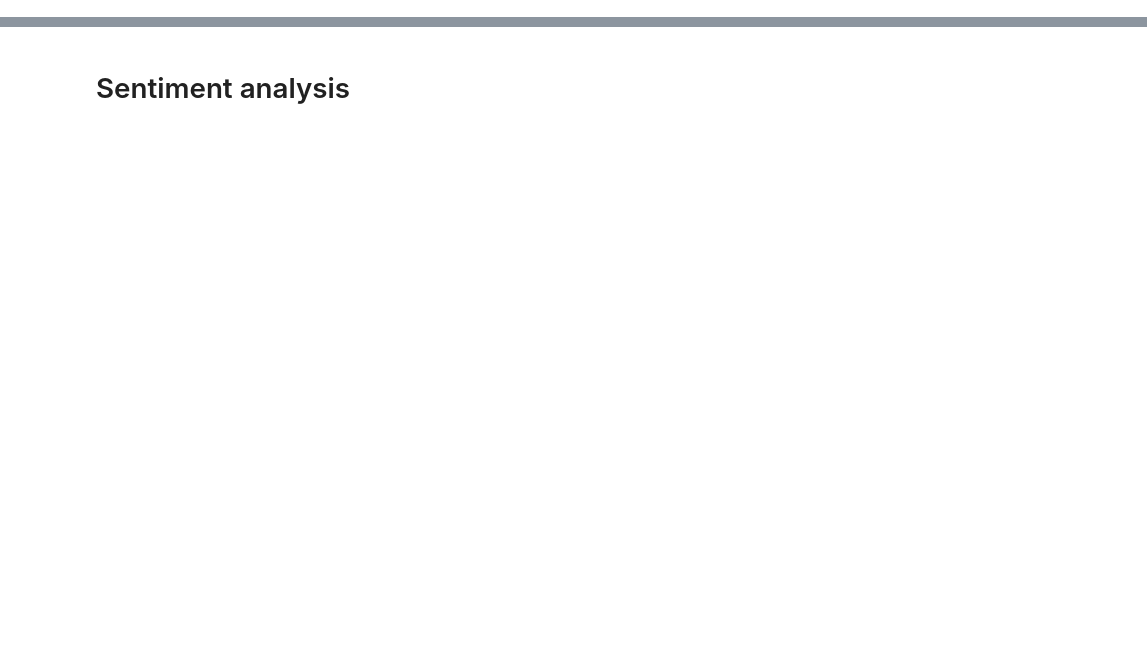
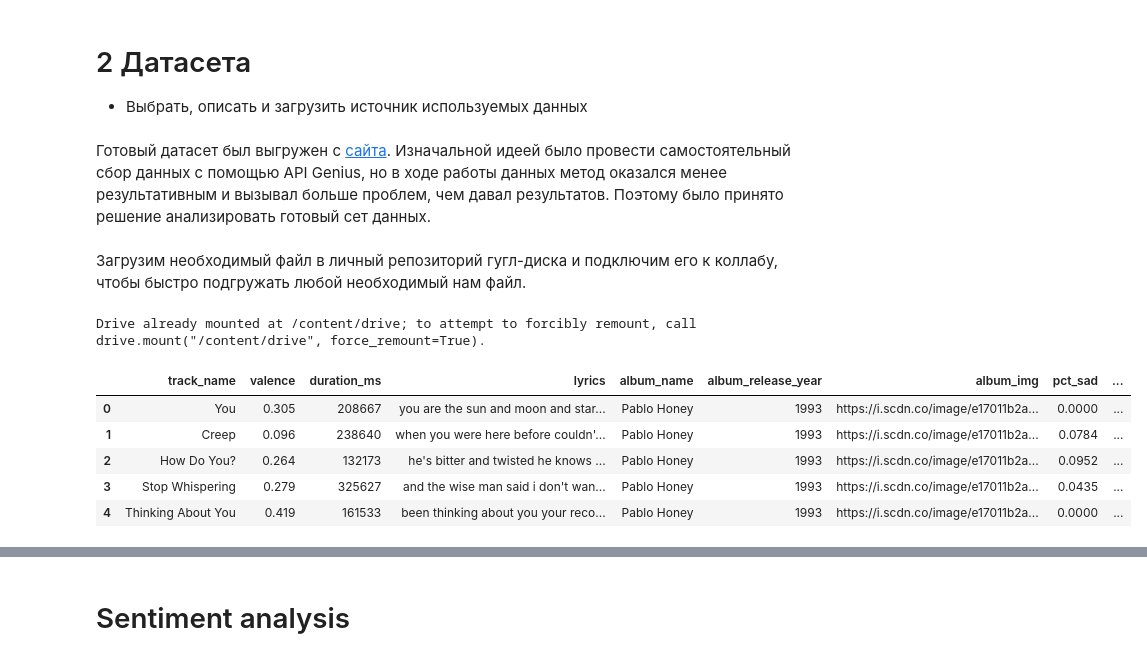
Before and after one commit to artigenius/homework, a Jupyter notebook: project_lyrics_analysis.ipynb, the cells around one changed output, grey strips where cells are left out. Drawn from its saved outputs; the diff is of its cells as text; code cells hidden in the pictures; blank space fills up the shorter version.

```diff
--- a/project_lyrics_analysis.ipynb
+++ b/project_lyrics_analysis.ipynb
@@ -76,0 +16,15 @@ HTML(mother_mother_df[['album_cover', 'page_views', 'song_title']].to_html(escap
+# %% [markdown]
+# 2 Датасета
+
+- Выбрать, описать и загрузить источник используемых данных
+# %% [markdown]
+Готовый датасет был выгружен с [сайта](https://data.world/rcharlie/gloom-index-of-radiohead-songs).
+Изначальной идеей было провести самостоятельный сбор данных с помощью API Genius, но в ходе работы данных метод оказался менее результативным и вызывал больше проблем, чем давал результатов. Поэтому было принято решение анализировать готовый сет данных.
+# %% [markdown]
+Загрузим необходимый файл в личный репозиторий гугл-диска и подключим его к коллабу, чтобы быстро подгружать любой необходимый нам файл.
+# %%
+# загружаем датасет
+from google.colab import drive
+drive.mount('/content/drive')
+# %% [output]
+Drive already mounted at /content/drive; to attempt to forcibly remount, call drive.mount("/content/drive", force_remount=True).
@@ -76,0 +39,10 @@ HTML(mother_mother_df[['album_cover', 'page_views', 'song_title']].to_html(escap
+# %%
+df = pd.read_csv('/content/drive/MyDrive/radiohead.csv', encoding='cp1252')
+df.head()
+# %% [output]
+|  | track_name | valence | duration_ms | lyrics | album_name | album_release_year | album_img | pct_sad | ... |
+| 0 | You | 0.305 | 208667 | you are the sun and moon and star... | Pablo Honey | 1993 | https://i.scdn.co/image/e17011b2a... | 0.0000 | ... |
+| 1 | Creep | 0.096 | 238640 | when you were here before couldn'... | Pablo Honey | 1993 | https://i.scdn.co/image/e17011b2a... | 0.0784 | ... |
+| 2 | How Do You? | 0.264 | 132173 | he's bitter and twisted he knows ... | Pablo Honey | 1993 | https://i.scdn.co/image/e17011b2a... | 0.0952 | ... |
+| 3 | Stop Whispering | 0.279 | 325627 | and the wise man said i don't wan... | Pablo Honey | 1993 | https://i.scdn.co/image/e17011b2a... | 0.0435 | ... |
+| 4 | Thinking About You | 0.419 | 161533 | been thinking about you your reco... | Pablo Honey | 1993 | https://i.scdn.co/image/e17011b2a... | 0.0000 | ... |
```
Also changed, not shown: parts of 27 cells of this notebook.
